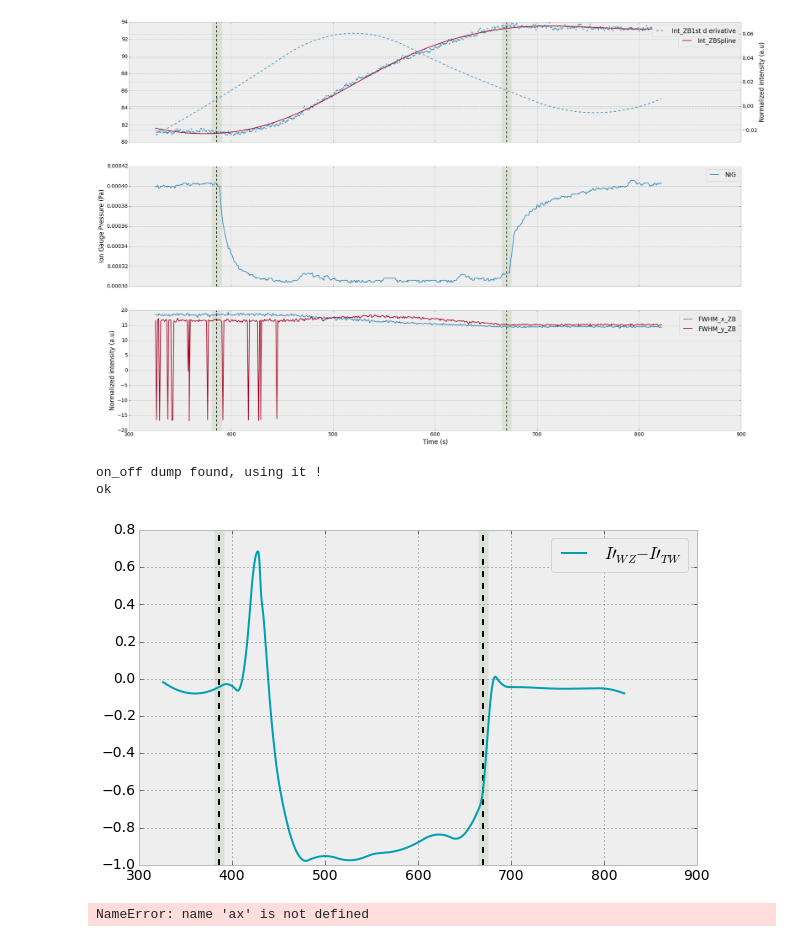
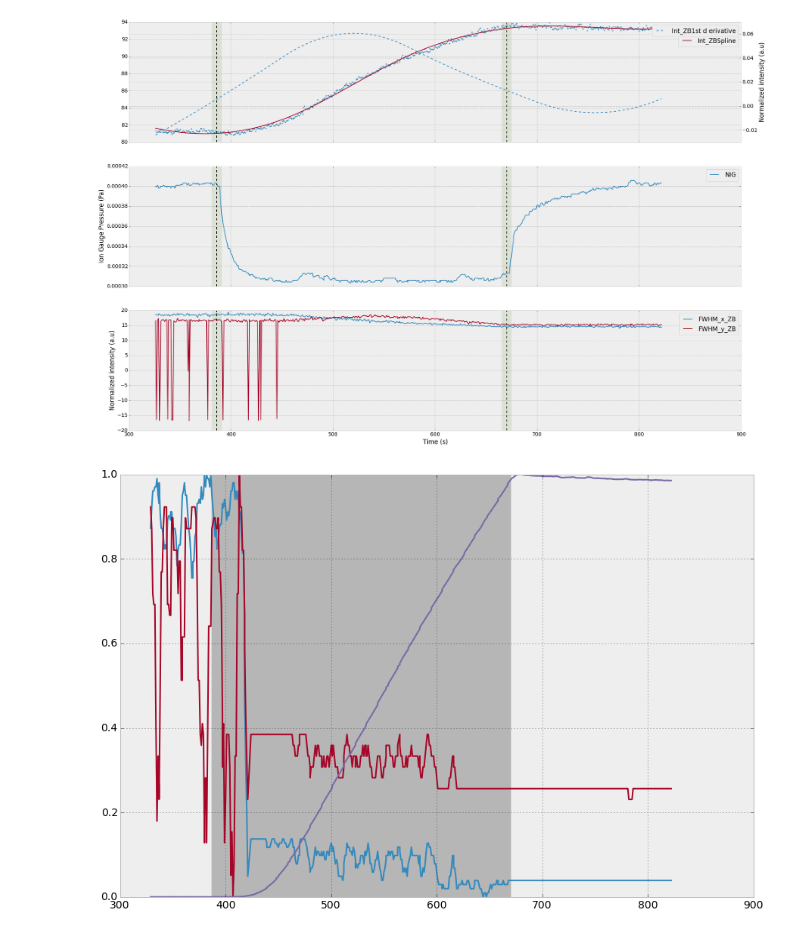
Before and after one commit to giulioungaretti/SPring8, a Jupyter notebook: 0799-Time1a.ipynb, the cells around one changed output. Drawn from its saved outputs; the diff is of its cells as text; code cells hidden in the pictures.

```diff
--- a/0799-Time1a.ipynb
+++ b/0799-Time1a.ipynb
@@ -166,7 +166,7 @@ Total time used 1.26614518166 miuntes
 # %% [markdown]
 ## Pand-ify data
 # %%
-data = load_data_frame(name)
-if not data:
-    data = pandify(samples,roi,name)
+# data = load_data_frame(name)
+# if not data:
+data = pandify(samples,roi,name)
 # %% [output]
@@ -243,15 +243,11 @@ fig = do(data, 'ZB', parameters_dict,name)
 on_off dump found, using it !
 ok
 [figure]
-# %%
-fig,ax = do_diff_derivatives(data,parameters_dict,'TW',name,True,False,figsize=(10,6));
-# %% [output]
-on_off dump found, using it !
-ok
-[figure, removed]
-# %%
-ax.set_xlabel('Time(s)')
-ax.set_ylabel('Normalized intensity (a.u)')
-fig
-# %% [output]
-NameError: name 'ax' is not defined
+# %%
+fig,ax = subplots(figsize=(15,10))
+ax.plot(data.index, norm(pd.rolling_mean(data.max_pos_y_WZ, 5)))
+ax.plot(data.index, norm(pd.rolling_mean(data.max_pos_x_WZ, 5)))
+ax.plot(data.index, norm(pd.rolling_mean(data.Int_TW, 5)))
+shade(on_off,ax, data,10)
+# %% [output]
+[figure, added]
```
Also changed, not shown: parts of 8 cells of this notebook, 3 other files.
